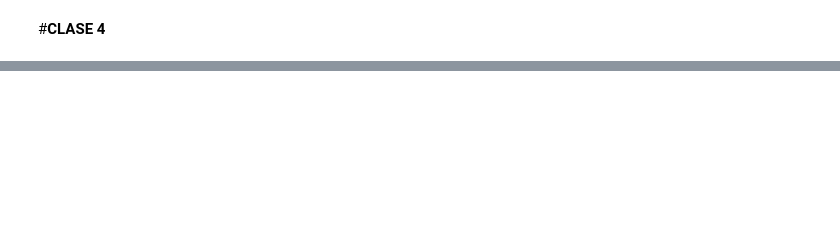
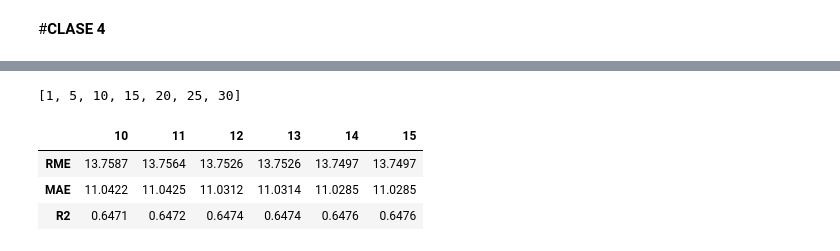
Before and after one commit to Cesar-Curitol/optimizaci-n_aeroportuaria, a Jupyter notebook: optimización_aeroportuaria_2.ipynb, the cells around one changed output, grey strips where cells are left out. Drawn from its saved outputs; the diff is of its cells as text; code cells hidden in the pictures; blank space fills up the shorter version.

```diff
--- a/optimización_aeroportuaria_2.ipynb
+++ b/optimización_aeroportuaria_2.ipynb
@@ -322,0 +335,15 @@ https://scikit-learn.org/stable/
+# %%
+from sklearn.metrics import mean_squared_error, r2_score, mean_absolute_error
+
+y_pred_dummy = baseline.predict(X_test)
+
+def calcular_regresion(y_test,y_pred):
+  rmse = np.sqrt(mean_squared_error(y_test,y_pred))
+  mae = mean_absolute_error(y_test,y_pred)
+  r2 = r2_score(y_test,y_pred)
+  metricas= {
+      'RMSE':round(rmse,4),
+      'MAE':round(mae,4),
+      'R2':round(r2,4)
+  }
+  return metricas
@@ -324,0 +415,3 @@ https://scikit-learn.org/stable/
+# %%
+feature_importances_=pd.DataFrame({'Features':X.columns,'Importance':(modelo.feature_importances_*100).round(2)}).sort_values('Importance',ascending=False)
+feature_importances_
@@ -324,0 +436,22 @@ https://scikit-learn.org/stable/
+# %%
+[i if i != 0 else 1 for i in range (0,35,5)]
+# %% [output]
+[1, 5, 10, 15, 20, 25, 30]
+# %%
+resultados=pd.DataFrame(index=['RME','MAE','R2'])
+model_features= RandomForestRegressor(max_depth=5, random_state=42)
+ct_features= range(10,16)
+for i in ct_features:
+  selected_features= feature_importances_['Features'].values[:i]
+  X_train_sel= X_train[selected_features]
+  X_test_sel= X_test[selected_features]
+  model_features.fit(X_train_sel,y_train)
+  y_pred= model_features.predict(X_test_sel)
+  metricas =calcular_regresion(y_test,y_pred)
+  resultados[i]= list(metricas.values())
+resultados
+# %% [output]
+|  | 10 | 11 | 12 | 13 | 14 | 15 |
+| RME | 13.7587 | 13.7564 | 13.7526 | 13.7526 | 13.7497 | 13.7497 |
+| MAE | 11.0422 | 11.0425 | 11.0312 | 11.0314 | 11.0285 | 11.0285 |
+| R2 | 0.6471 | 0.6472 | 0.6474 | 0.6474 | 0.6476 | 0.6476 |
```
Also changed, not shown: parts of 30 cells of this notebook.
